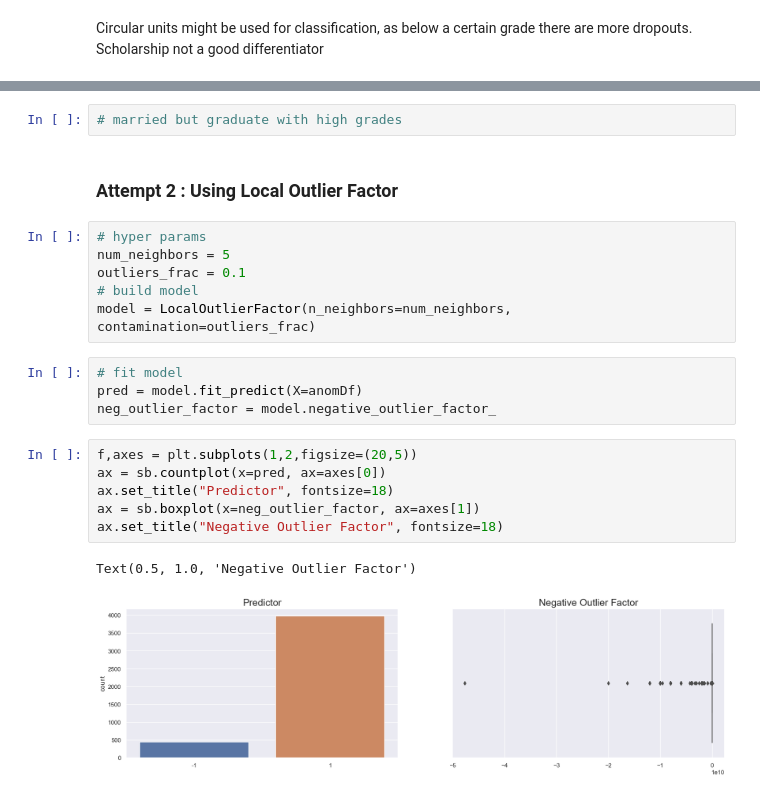
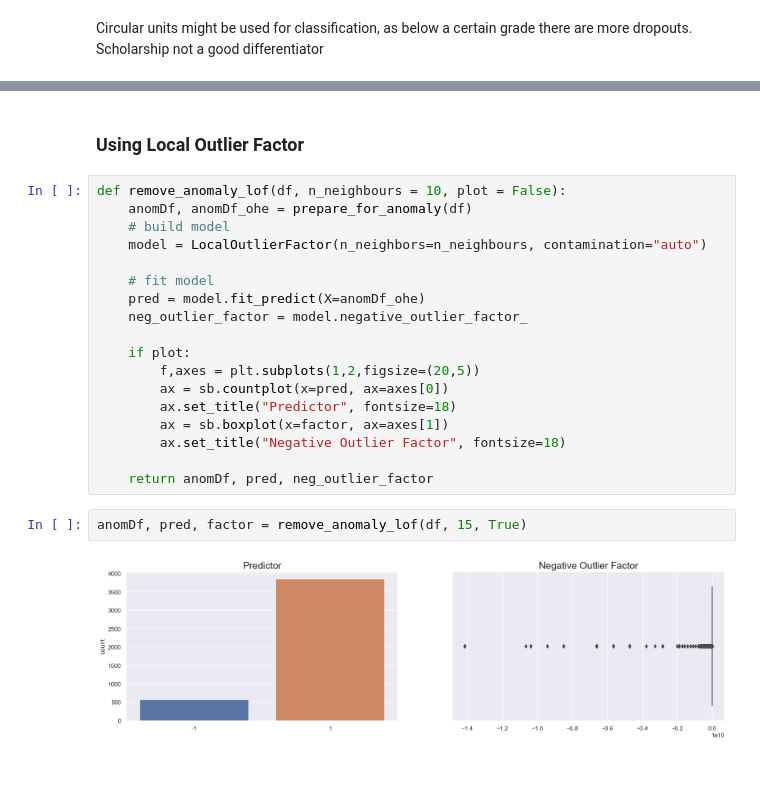
Before and after one commit to tersimdev/dropout-data-sci, a Jupyter notebook: Terence.ipynb, the cells around one changed output, grey strips where cells are left out. Saved outputs shown, nothing was run; the diff lists cells and outputs as text; blank space fills up the shorter version.

Commit message:
finished up anomaly detection, use remove_anomaly_XX to remove anomalies from dataframe

```diff
--- a/Terence.ipynb
+++ b/Terence.ipynb
@@ -509,26 +500,27 @@ From EDA, we expect the following from our differentiators.
-# %%
-# married but graduate with high grades
 # %% [markdown]
-### Attempt 2 : Using Local Outlier Factor
+### Using Local Outlier Factor
-# %%
-# hyper params
-num_neighbors = 5
-outliers_frac = 0.1
-# build model
-model = LocalOutlierFactor(n_neighbors=num_neighbors, contamination=outliers_frac)
-# %%
-# fit model
-pred = model.fit_predict(X=anomDf)
-neg_outlier_factor = model.negative_outlier_factor_
 # %%
-f,axes = plt.subplots(1,2,figsize=(20,5))
-ax = sb.countplot(x=pred, ax=axes[0])
-ax.set_title("Predictor", fontsize=18)
-ax = sb.boxplot(x=neg_outlier_factor, ax=axes[1])
-ax.set_title("Negative Outlier Factor", fontsize=18)
+def remove_anomaly_lof(df, n_neighbours = 10, plot = False):
+    anomDf, anomDf_ohe = prepare_for_anomaly(df)
+    # build model
+    model = LocalOutlierFactor(n_neighbors=n_neighbours, contamination="auto")
+
+    # fit model
+    pred = model.fit_predict(X=anomDf_ohe)
+    neg_outlier_factor = model.negative_outlier_factor_
+
+    if plot:
+        f,axes = plt.subplots(1,2,figsize=(20,5))
+        ax = sb.countplot(x=pred, ax=axes[0])
+        ax.set_title("Predictor", fontsize=18)
+        ax = sb.boxplot(x=factor, ax=axes[1])
+        ax.set_title("Negative Outlier Factor", fontsize=18)
+
+    return anomDf, pred, neg_outlier_factor
-# %% [output]
-Text(0.5, 1.0, 'Negative Outlier Factor')
-[figure, removed]
+# %%
+anomDf, pred, factor = remove_anomaly_lof(df, 15, True)
+# %% [output]
+[figure, added]
 # %%
 outlierDf = anomDf[pred == -1].copy()
 outlierDf.count()
```
Also changed, not shown: parts of 22 cells of this notebook.
